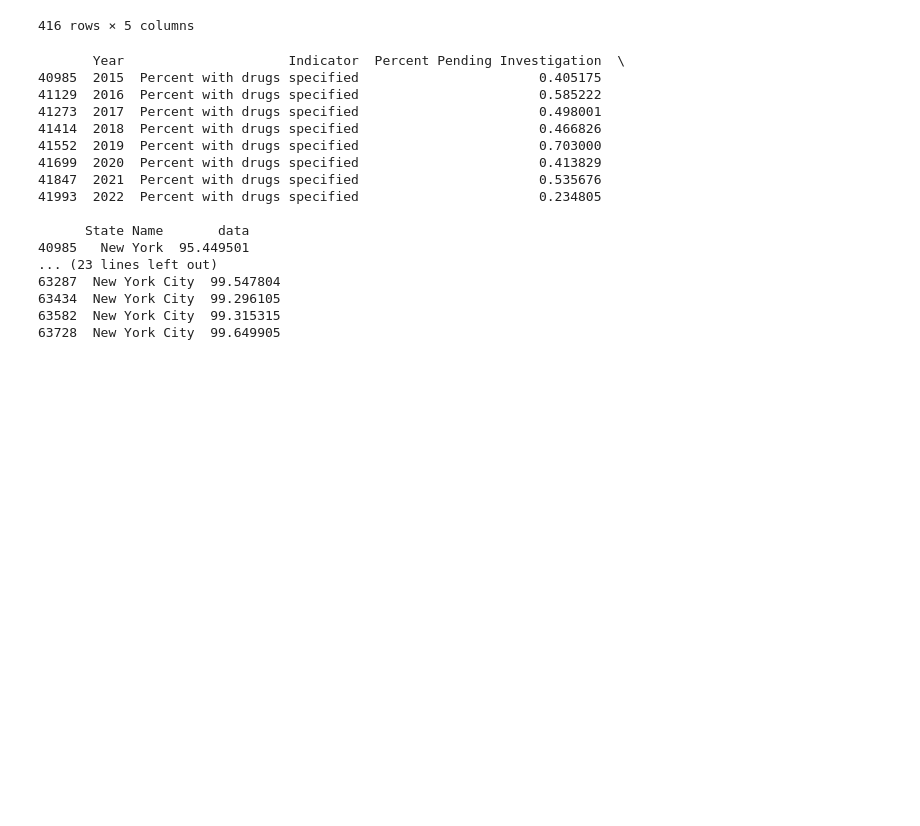
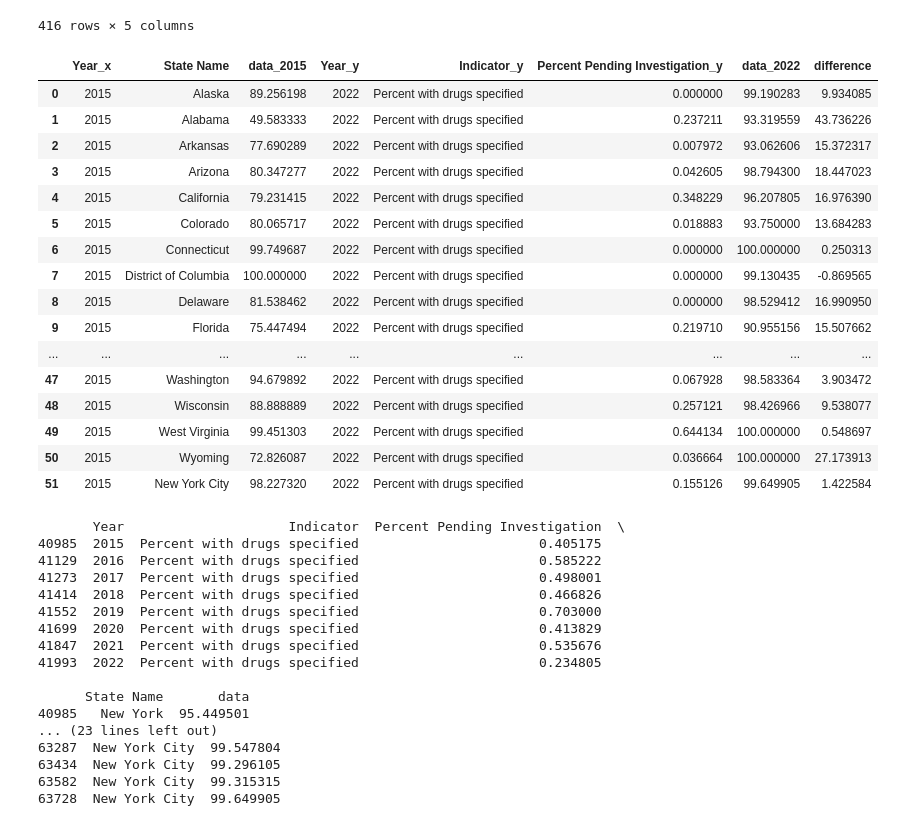
Before and after one commit to Daniel-Hoover/Overdose_Capstone, a Jupyter notebook: Notebooks/countrywide_eda.ipynb, the cells around one changed output. Drawn from its saved outputs; the diff is of its cells as text; code cells hidden in the pictures; blank space fills up the shorter version.

```diff
--- a/Notebooks/countrywide_eda.ipynb
+++ b/Notebooks/countrywide_eda.ipynb
@@ -135,3 +135,29 @@ specified
 | 63582 | 2021 | Percent with drugs specified | 0.081824 | New York City | 99.315315 |
 | 63728 | 2022 | Percent with drugs specified | 0.155126 | New York City | 99.649905 |
 416 rows × 5 columns
+# %%
+#Looking at confidence change over the data set
+spec_2015=specified.loc[specified['Year']==2015]
+spec_2022=specified.loc[specified['Year']==2022]
+merged_df=pd.merge(spec_2015,spec_2022, how='inner', on='State Name')
+merged_df['difference']=merged_df['data_y']-merged_df['data_x']
+merged_df=merged_df.rename(columns={'data_x':'data_2015', 'data_y' : 'data_2022'}).drop(columns=['Indicator_x', 'Percent Pending Investigation_x'])
+merged_df
+# %% [output]
+|  | Year_x | State Name | data_2015 | Year_y | Indicator_y | Percent Pending Investigation_y | data_2022 | difference |
+| 0 | 2015 | Alaska | 89.256198 | 2022 | Percent with drugs specified | 0.000000 | 99.190283 | 9.934085 |
+| 1 | 2015 | Alabama | 49.583333 | 2022 | Percent with drugs specified | 0.237211 | 93.319559 | 43.736226 |
+| 2 | 2015 | Arkansas | 77.690289 | 2022 | Percent with drugs specified | 0.007972 | 93.062606 | 15.372317 |
+| 3 | 2015 | Arizona | 80.347277 | 2022 | Percent with drugs specified | 0.042605 | 98.794300 | 18.447023 |
+| 4 | 2015 | California | 79.231415 | 2022 | Percent with drugs specified | 0.348229 | 96.207805 | 16.976390 |
+| 5 | 2015 | Colorado | 80.065717 | 2022 | Percent with drugs specified | 0.018883 | 93.750000 | 13.684283 |
+| 6 | 2015 | Connecticut | 99.749687 | 2022 | Percent with drugs specified | 0.000000 | 100.000000 | 0.250313 |
+| 7 | 2015 | District of Columbia | 100.000000 | 2022 | Percent with drugs specified | 0.000000 | 99.130435 | -0.869565 |
+| 8 | 2015 | Delaware | 81.538462 | 2022 | Percent with drugs specified | 0.000000 | 98.529412 | 16.990950 |
+| 9 | 2015 | Florida | 75.447494 | 2022 | Percent with drugs specified | 0.219710 | 90.955156 | 15.507662 |
+| ... | ... | ... | ... | ... | ... | ... | ... | ... |
+| 47 | 2015 | Washington | 94.679892 | 2022 | Percent with drugs specified | 0.067928 | 98.583364 | 3.903472 |
+| 48 | 2015 | Wisconsin | 88.888889 | 2022 | Percent with drugs specified | 0.257121 | 98.426966 | 9.538077 |
+| 49 | 2015 | West Virginia | 99.451303 | 2022 | Percent with drugs specified | 0.644134 | 100.000000 | 0.548697 |
+| 50 | 2015 | Wyoming | 72.826087 | 2022 | Percent with drugs specified | 0.036664 | 100.000000 | 27.173913 |
+| 51 | 2015 | New York City | 98.227320 | 2022 | Percent with drugs specified | 0.155126 | 99.649905 | 1.422584 |
```
Also changed, not shown: parts of 1 cell of this notebook, 5 other files.
